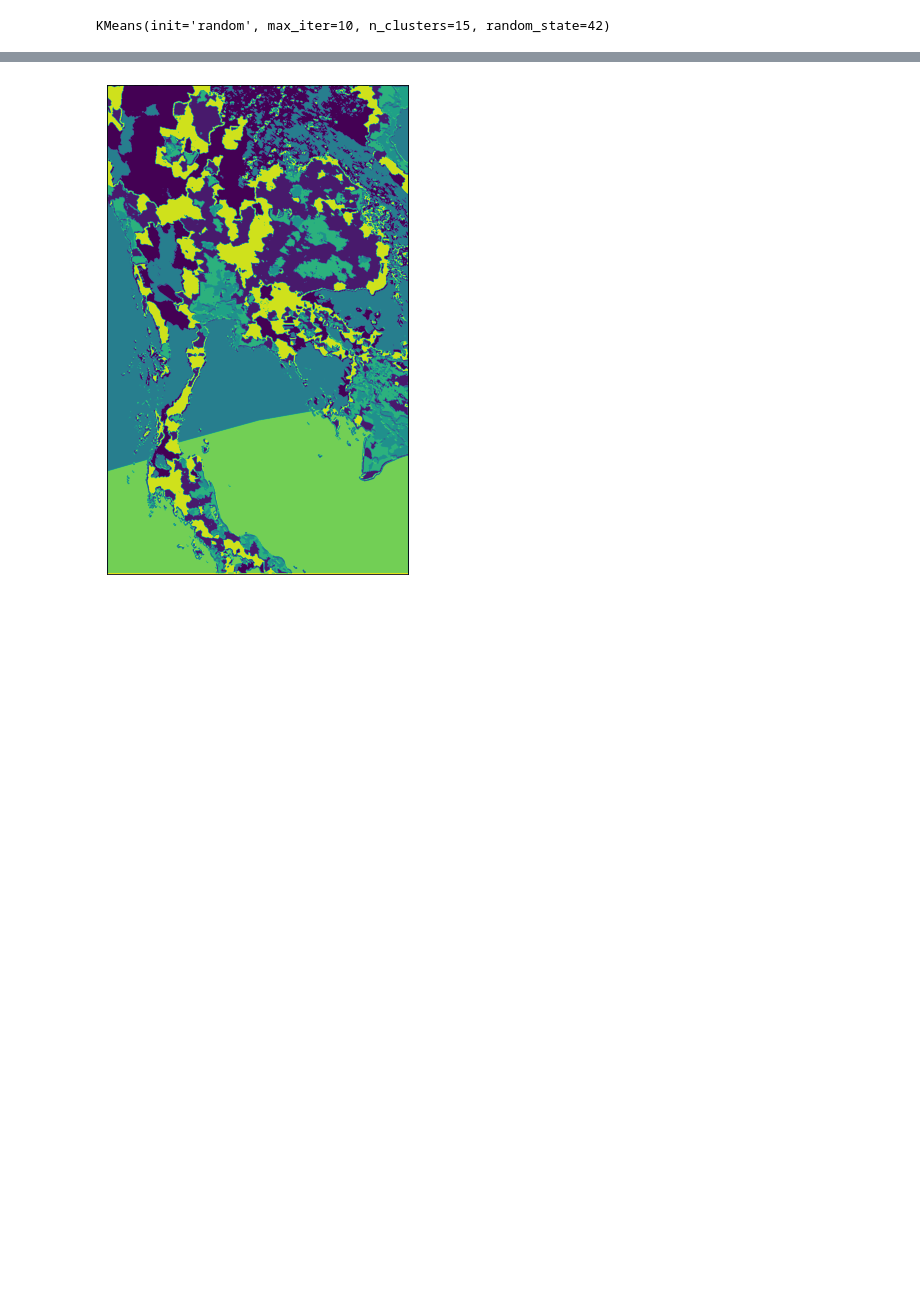
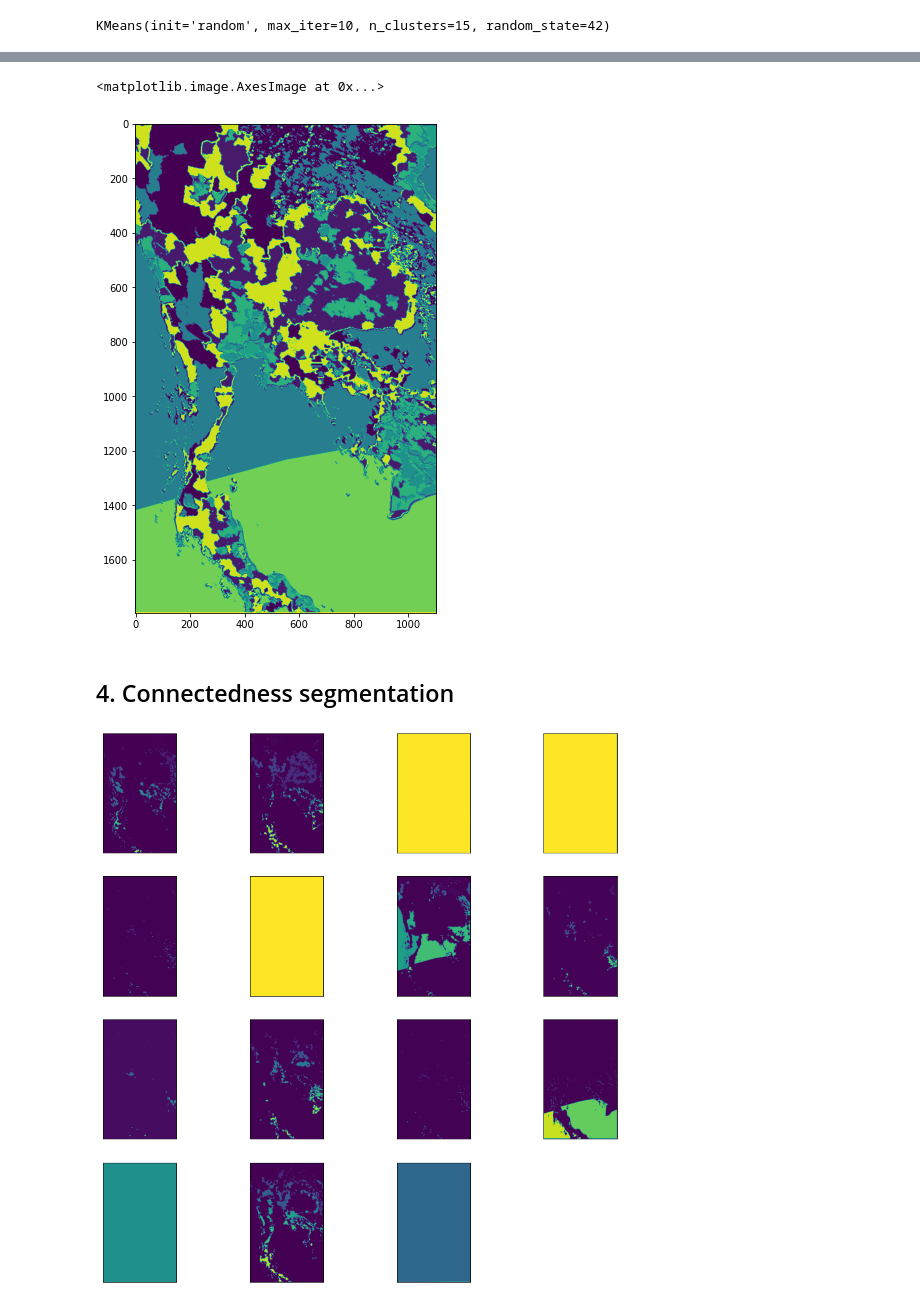
Before and after one commit to olley102/CommunityDetectionURSS, a Jupyter notebook: clustering_image_segmentation.ipynb, the cells around one changed output, grey strips where cells are left out. Cells and saved outputs as stored; diff of their text form; code cells hidden in the pictures; blank space fills up the shorter version.

Commit message:
Implemented DBSCAN for clustering image into connected components

```diff
--- a/clustering_image_segmentation.ipynb
+++ b/clustering_image_segmentation.ipynb
@@ -100,8 +98,11 @@ labels = kmeans.labels_.reshape(encoding.shape[:2])
 fig = plt.figure(figsize=(16, 9))
 ax = fig.add_subplot()
 ax.imshow(labels)
-ax.xaxis.set_visible(False)
-ax.yaxis.set_visible(False)
-fig.savefig('windowae_cluster_kmeans15')
+# fig.savefig('windowae_cluster_kmeans15')
 # %% [output]
+<matplotlib.image.AxesImage at 0x...>
-[figure, old version]
+[figure, new version]
+# %% [markdown]
+## 4. Connectedness segmentation
+# %%
+label_pos = [np.array(np.where(labels == i)).T for i in range(15)]
@@ -107,0 +111,22 @@ fig.savefig('windowae_cluster_kmeans15')
+# %%
+fig = plt.figure(figsize=(16, 16))
+
+dbscan_labels = -np.ones_like(labels)
+label_max = 0
+
+for i in range(15):
+  clustering = DBSCAN(eps=3, min_samples=16).fit(label_pos[i])
+  img = np.zeros_like(labels)
+  img[labels==i] = clustering.labels_
+  pos_img = img[img > 0]
+  dbscan_labels[img > 0] += pos_img + label_max + 1
+
+  if pos_img.size:
+    label_max += pos_img.max()
+
+  ax = fig.add_subplot(4, 4, i+1)
+  ax.imshow(img)
+  ax.xaxis.set_visible(False)
+  ax.yaxis.set_visible(False)
+# %% [output]
+[figure, added]
```
Also changed, not shown: parts of 14 cells of this notebook.
